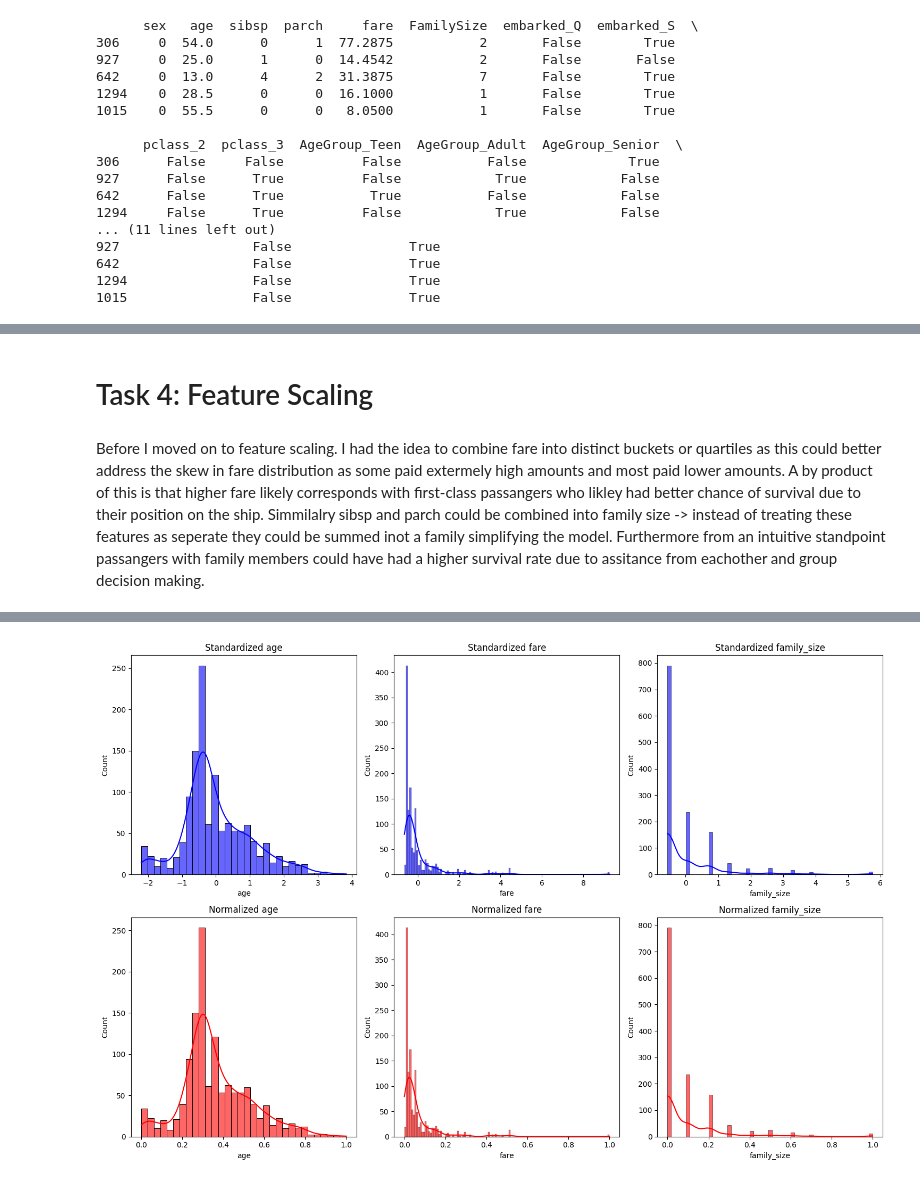
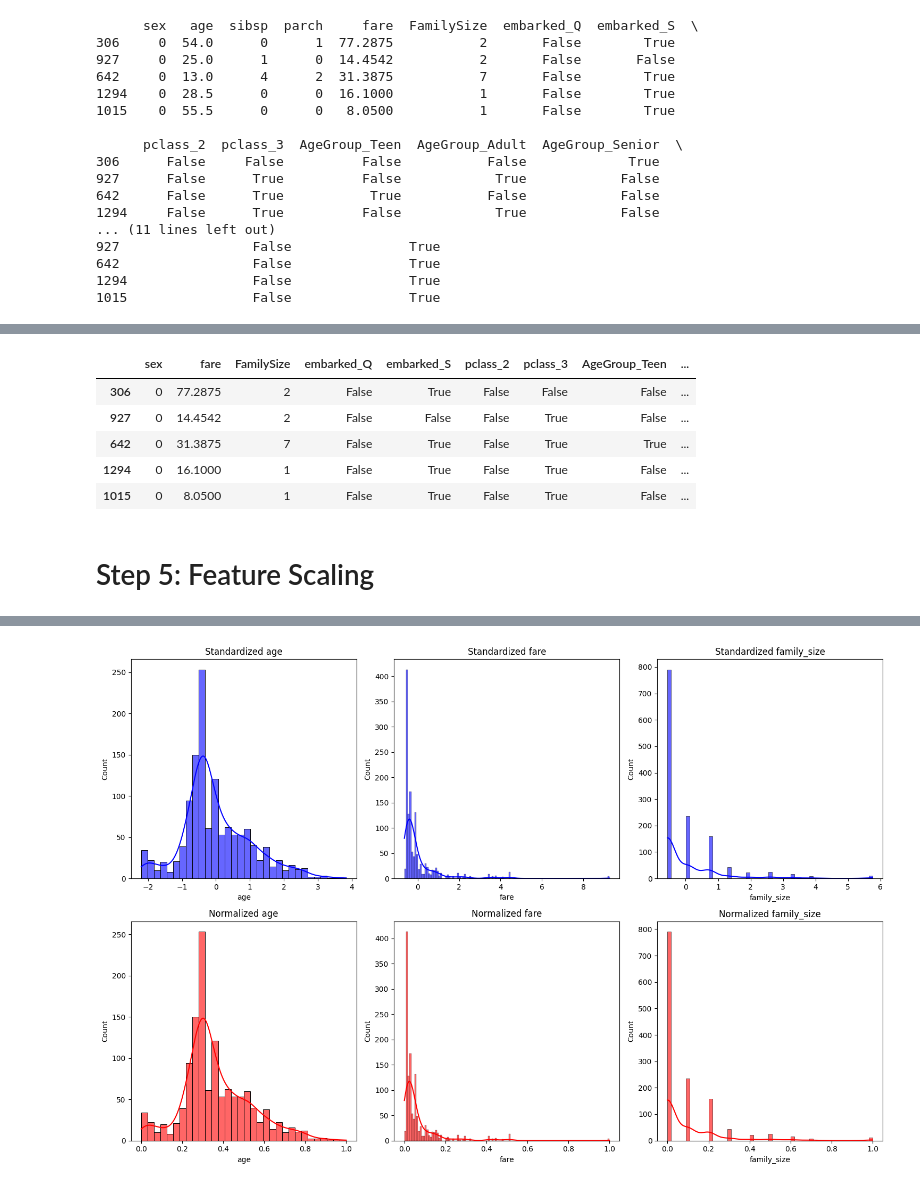
Before and after one commit to lucaskvz/AI-MACHINE-LEARNING-FOUNDATIONS, a Jupyter notebook: assignment_1_Lucas_Van_Zyl.ipynb, the cells around one changed output, grey strips where cells are left out. Cells and saved outputs as stored; diff of their text form; code cells hidden in the pictures.

Commit message:
OHE feature engineering done and feature scaling using standardscalar done

```diff
--- a/assignment_1_Lucas_Van_Zyl.ipynb
+++ b/assignment_1_Lucas_Van_Zyl.ipynb
@@ -615,4 +630,18 @@ print(X_train.head())
+# %%
+# These are still in X_train and now redundant
+drop_cols = ["sibsp", "parch", "age"]
+# Drop them
+X_train.drop(columns=drop_cols, inplace=True)
+X_val.drop(columns=drop_cols, inplace=True)
+X_test.drop(columns=drop_cols, inplace=True)
+# %%
+X_train.head()
+# %% [output]
+|  | sex | fare | FamilySize | embarked_Q | embarked_S | pclass_2 | pclass_3 | AgeGroup_Teen | ... |
+| 306 | 0 | 77.2875 | 2 | False | True | False | False | False | ... |
+| 927 | 0 | 14.4542 | 2 | False | False | False | True | False | ... |
+| 642 | 0 | 31.3875 | 7 | False | True | False | True | True | ... |
+| 1294 | 0 | 16.1000 | 1 | False | True | False | True | False | ... |
+| 1015 | 0 | 8.0500 | 1 | False | True | False | True | False | ... |
 # %% [markdown]
-# Task 4: Feature Scaling
+# Step 5: Feature Scaling
-# %% [markdown]
-Before I moved on to feature scaling. I had the idea to combine fare into distinct buckets or quartiles as this could better address the skew in fare distribution as some paid extermely high amounts and most paid lower amounts. A by product of this is that higher fare likely corresponds with first-class passangers who likley had better chance of survival due to their position on the ship. Simmilalry sibsp and parch could be combined into family size -> instead of treating these features as seperate they could be summed inot a family simplifying the model. Furthermore from an intuitive standpoint passangers with family members could have had a higher survival rate due to assitance from eachother and group decision making.
```
Also changed, not shown: parts of 8 cells of this notebook.
